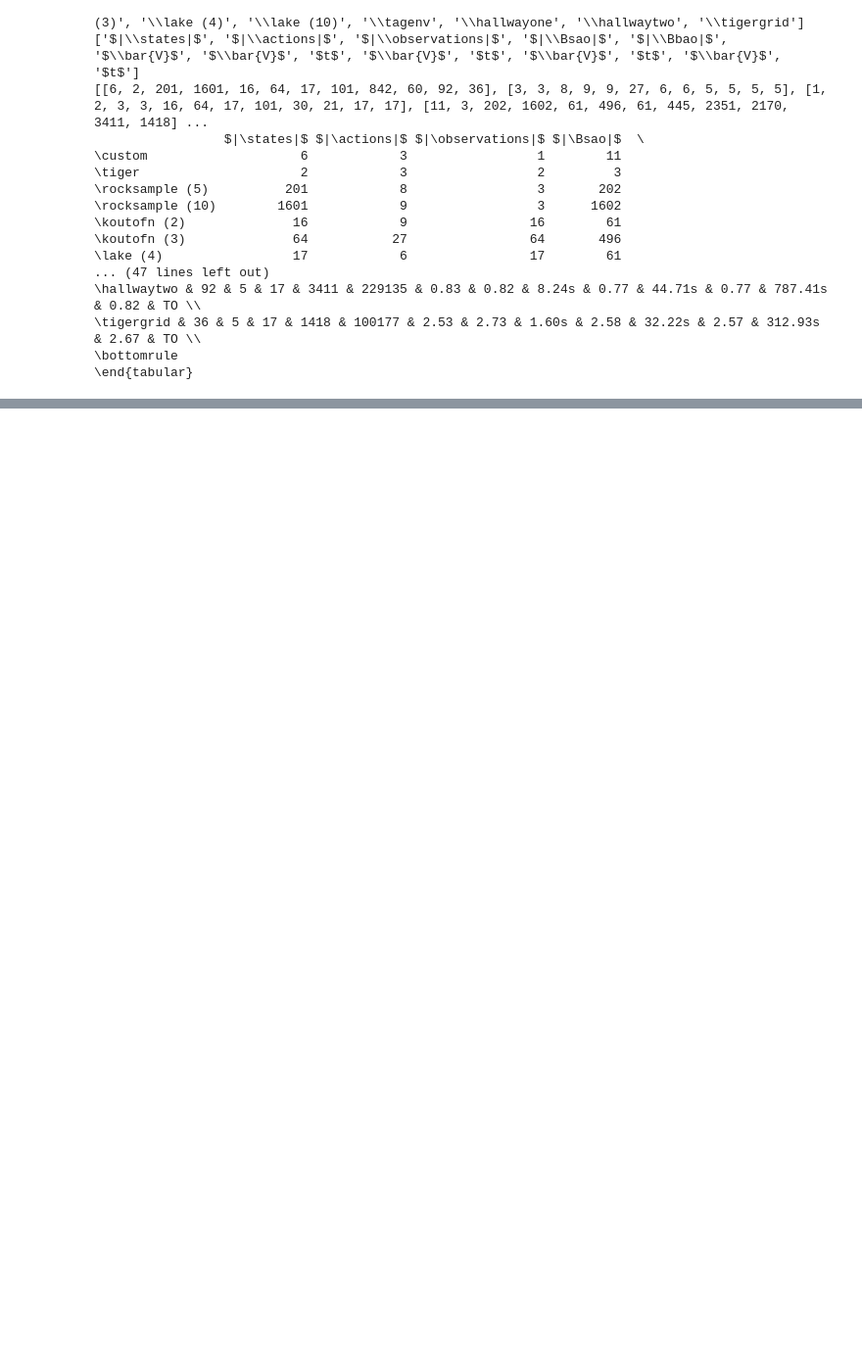
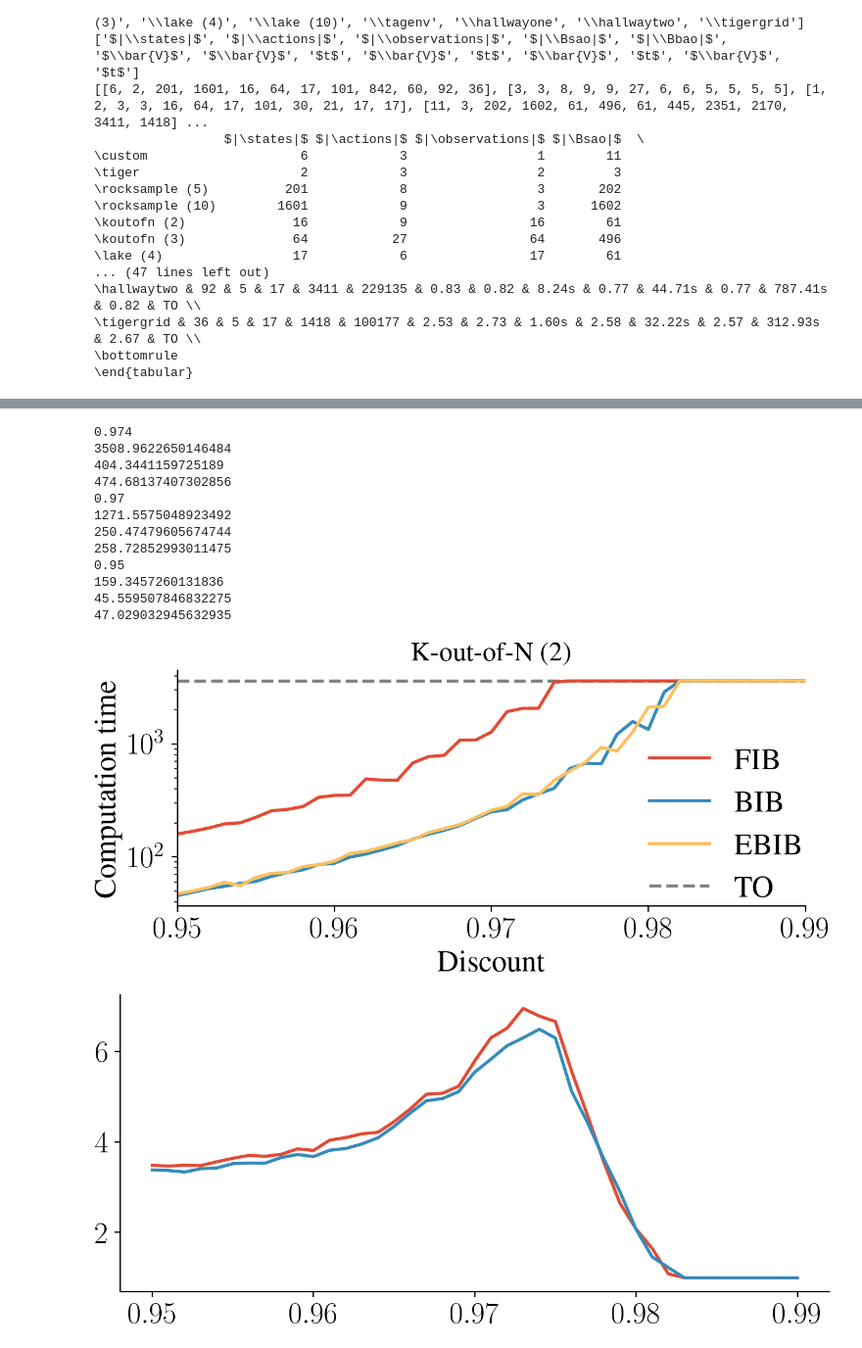
Before and after one commit to MKrale/Tighter_Informed_Bound, a Jupyter notebook: plotting_python.ipynb, the cells around one changed output, grey strips where cells are left out. Shown: that part at 98% size. Drawn from its saved outputs; the diff is of its cells as text; code cells hidden in the pictures; blank space fills up the shorter version.

```diff
--- a/plotting_python.ipynb
+++ b/plotting_python.ipynb
@@ -637,0 +718,79 @@ plt.show()
+# %%
+# K-out-of-N2
+filename = "Data/Figures/DiscountTest_K-out-of-N2.pdf"
+discounts = np.arange(0.95, 0.990, 0.001)
+times, init_times, snames = get_data_discounts("K-out-of-N2", discounts)
+
+solvernames = ["FIB", "BIB", "EBIB"]
+
+plt.axhline(y=3600, label="TO", linestyle="--", color="0.5")
+
+for (i,solver) in enumerate(solvernames):
+    plt.plot(discounts,times[i], label=solver, color=colours[i], linestyle="-")
+
+print(discounts[24])
+print(times[0][24])
+print(times[1][24])
+print(times[2][24])
+
+print(discounts[20])
+print(times[0][20])
+print(times[1][20])
+print(times[2][20])
+
+print(discounts[0])
+print(times[0][0])
+print(times[1][0])
+print(times[2][0])
+
+# Swithc TO to last on legend
+handles, labels = plt.gca().get_legend_handles_labels()
+to_index = labels.index("TO")
+handles.append(handles.pop(to_index))
+labels.append(labels.pop(to_index))
+
+plt.yscale("log")
+plt.xlabel("Discount")
+plt.ylabel("Computation time")
+
+plt.xlim(0.95, 0.99)
+plt.legend(handles, labels, loc='best')
+plt.title("K-out-of-N (2)")
+plt.savefig(filename, transparent=True)
+plt.show()
+
+
+speedup_rel_BIB = savgol_filter(np.divide(times[0], times[1]), window_length=3, polyorder=0, mode="nearest")
+speedup_rel_EBIB = savgol_filter(np.divide(times[0], times[2]), window_length=3, polyorder=0, mode="nearest")
+speedup_abs_BIB = savgol_filter(np.subtract(times[0], times[1]), window_length=3, polyorder=0, mode="nearest")
+speedup_abs_EBIB = savgol_filter(np.subtract(times[0], times[2]), window_length=3, polyorder=0, mode="nearest")
+# speedup_rel_BIB = np.divide(times[0], times[1])
+# speedup_rel_EBIB = np.divide(times[0], times[2])
+# speedup_abs_BIB = np.subtract(times[0],times[1])
+# speedup_abs_EBIB = np.subtract(times[0],times[2])
+# plt.xlim(0.95, 0.974)
+# plt.ylim(0,25)
+plt.plot(discounts,speedup_rel_BIB)#, color=colours[i], linestyle="-")
+plt.plot(discounts,speedup_rel_EBIB)#, color=colours[i], linestyle="-")
+plt.show()
+# plt.xlim(0.95, 0.974)
+# plt.ylim(0,1000)
+plt.plot(discounts,speedup_abs_BIB)#, color=colours[i], linestyle="-")
+plt.plot(discounts,speedup_abs_EBIB)#, color=colours[i], linestyle="-")
+# plt.yscale("log")
+plt.show()
+# %% [output]
+0.974
+3508.9622650146484
+404.3441159725189
+474.68137407302856
+0.97
+1271.5575048923492
+250.47479605674744
+258.72852993011475
+0.95
+159.3457260131836
+45.559507846832275
+47.029032945632935
+[figure, added]
+[figure, added]
```
Also changed, not shown: parts of 10 cells of this notebook, 13 other files.
